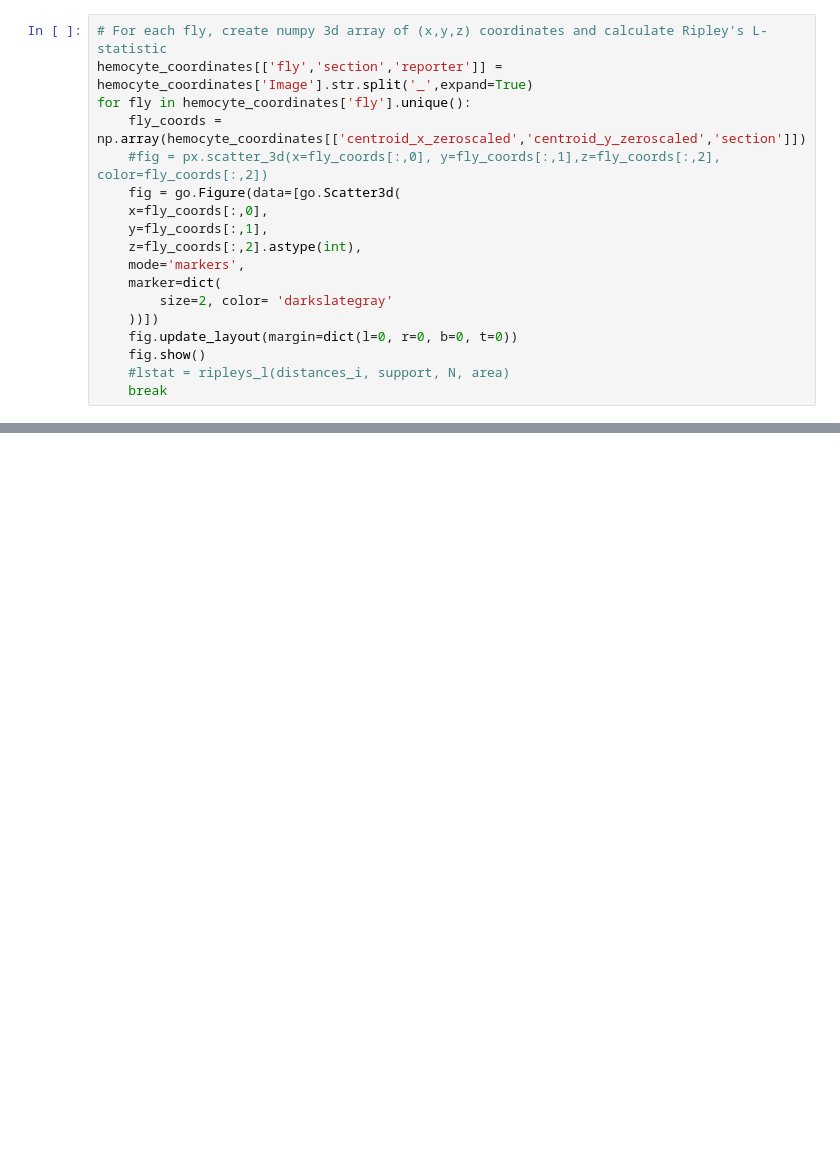
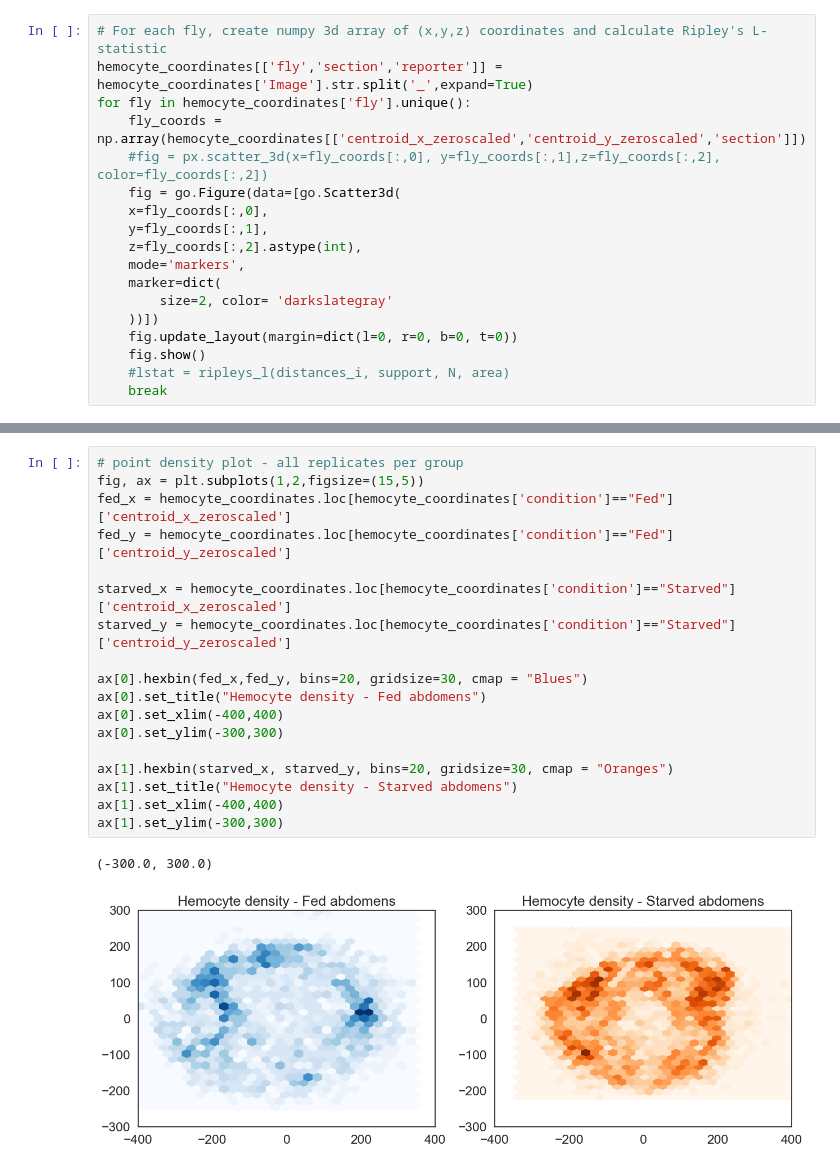
Before and after one commit to McCallLabBU/hemocyte_recruitment_image_quantification, a Jupyter notebook: code/analyze_intensity_distributions.ipynb, the cells around one changed output, grey strips where cells are left out. Saved outputs shown, nothing was run; the diff lists cells and outputs as text; blank space fills up the shorter version.

```diff
--- a/code/analyze_intensity_distributions.ipynb
+++ b/code/analyze_intensity_distributions.ipynb
@@ -149,0 +193,21 @@ for fly in hemocyte_coordinates['fly'].unique():
+# %%
+# point density plot - all replicates per group
+fig, ax = plt.subplots(1,2,figsize=(15,5))
+fed_x = hemocyte_coordinates.loc[hemocyte_coordinates['condition']=="Fed"]['centroid_x_zeroscaled']
+fed_y = hemocyte_coordinates.loc[hemocyte_coordinates['condition']=="Fed"]['centroid_y_zeroscaled']
+
+starved_x = hemocyte_coordinates.loc[hemocyte_coordinates['condition']=="Starved"]['centroid_x_zeroscaled']
+starved_y = hemocyte_coordinates.loc[hemocyte_coordinates['condition']=="Starved"]['centroid_y_zeroscaled']
+
+ax[0].hexbin(fed_x,fed_y, bins=20, gridsize=30, cmap = "Blues")
+ax[0].set_title("Hemocyte density - Fed abdomens")
+ax[0].set_xlim(-400,400)
+ax[0].set_ylim(-300,300)
+
+ax[1].hexbin(starved_x, starved_y, bins=20, gridsize=30, cmap = "Oranges")
+ax[1].set_title("Hemocyte density - Starved abdomens")
+ax[1].set_xlim(-400,400)
+ax[1].set_ylim(-300,300)
+# %% [output]
+(-300.0, 300.0)
+[figure, added]
```
Also changed, not shown: parts of 15 cells of this notebook, 5 other files.
